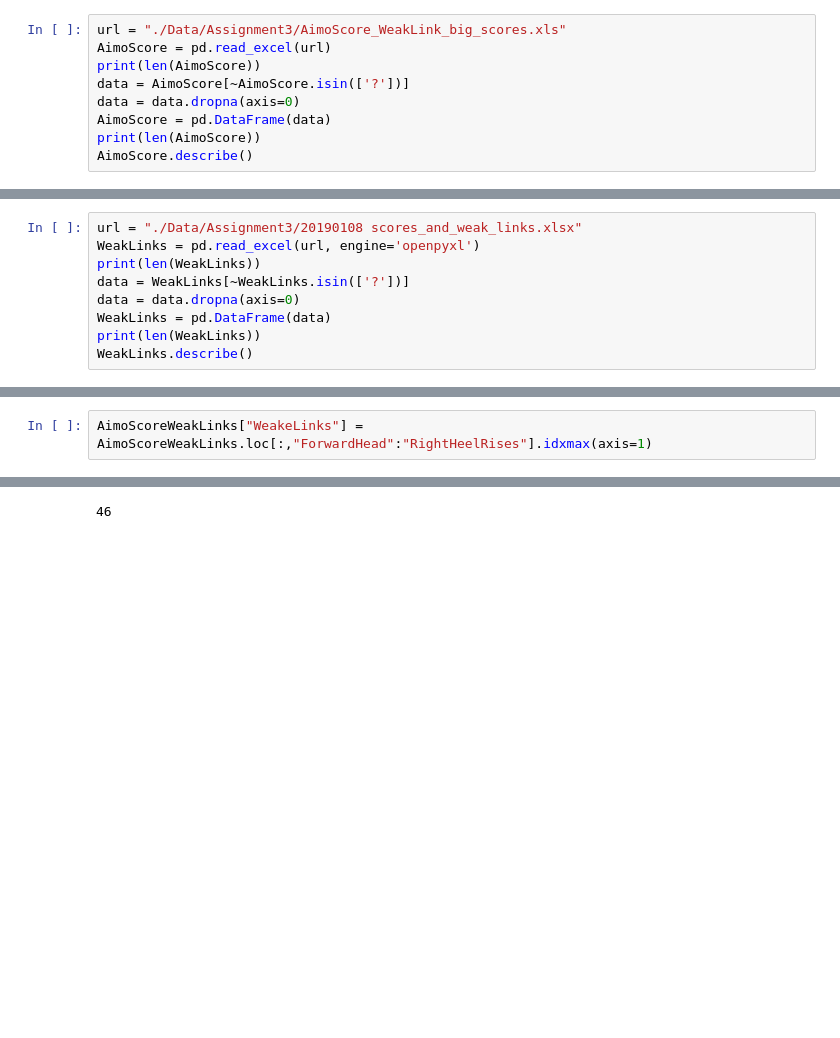
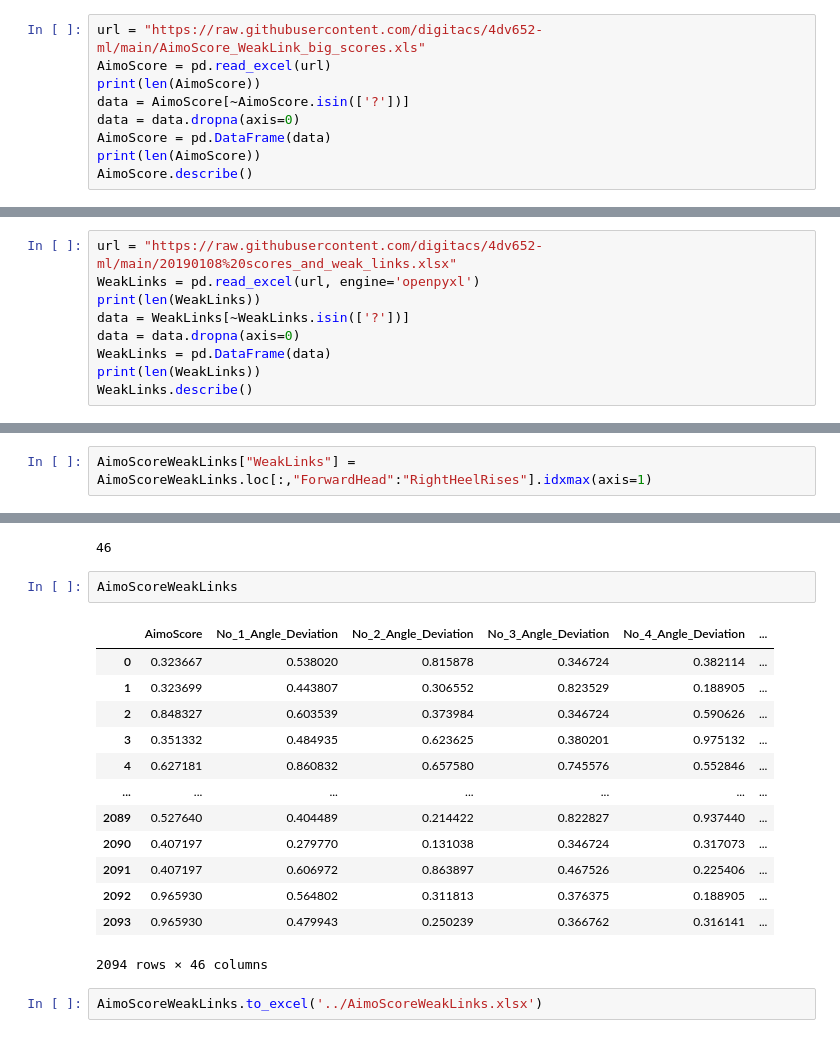
Before and after one commit to digitacs/4dv652-ml, a Jupyter notebook: assignment 3/a3_mf223mp_v1.ipynb, the cells around one changed output, grey strips where cells are left out. Cells and saved outputs as stored; diff of their text form; blank space fills up the shorter version.

```diff
--- a/assignment 3/a3_mf223mp_v1.ipynb
+++ b/assignment 3/a3_mf223mp_v1.ipynb
@@ -15,7 +15,7 @@ warnings.simplefilter("ignore")
     Print Lenght
     Print Summary
 # %%
-url = "./Data/Assignment3/AimoScore_WeakLink_big_scores.xls"
+url = "https://raw.githubusercontent.com/digitacs/4dv652-ml/main/AimoScore_WeakLink_big_scores.xls"
 AimoScore = pd.read_excel(url)
 print(len(AimoScore))
 data = AimoScore[~AimoScore.isin(['?'])]
@@ -37,7 +37,7 @@ AimoScore.describe()
 | max | 0.993987 | 1.000000 | 1.000000 | 1.000000 | 1.000000 | ... |
 8 rows × 42 columns
 # %%
-url = "./Data/Assignment3/20190108 scores_and_weak_links.xlsx"
+url = "https://raw.githubusercontent.com/digitacs/4dv652-ml/main/20190108%20scores_and_weak_links.xlsx"
 WeakLinks = pd.read_excel(url, engine='openpyxl')
 print(len(WeakLinks))
 data = WeakLinks[~WeakLinks.isin(['?'])]
@@ -228,7 +228,7 @@ AimoScoreWeakLinks[AimoScoreWeakLinks.isna().any(axis=1)]
 ## 3.2 Find Weakest link
     Finding the weak link using weak link columns(14) that has maximum score in each row and adding it as a new column 'WeakLinks'
 # %%
-AimoScoreWeakLinks["WeakeLinks"] = AimoScoreWeakLinks.loc[:,"ForwardHead":"RightHeelRises"].idxmax(axis=1)
+AimoScoreWeakLinks["WeakLinks"] = AimoScoreWeakLinks.loc[:,"ForwardHead":"RightHeelRises"].idxmax(axis=1)
 # %%
 cols = AimoScoreWeakLinks.columns
 quantative_cols = AimoScoreWeakLinks._get_numeric_data().columns
@@ -273,3 +273,21 @@ AimoScoreWeakLinks.drop(AimoScoreWeakLinks.columns.to_series()["ForwardHead":"Ri
 len(AimoScoreWeakLinks.columns)
 # %% [output]
 46
+# %%
+AimoScoreWeakLinks
+# %% [output]
+|  | AimoScore | No_1_Angle_Deviation | No_2_Angle_Deviation | No_3_Angle_Deviation | No_4_Angle_Deviation | ... |
+| 0 | 0.323667 | 0.538020 | 0.815878 | 0.346724 | 0.382114 | ... |
+| 1 | 0.323699 | 0.443807 | 0.306552 | 0.823529 | 0.188905 | ... |
+| 2 | 0.848327 | 0.603539 | 0.373984 | 0.346724 | 0.590626 | ... |
+| 3 | 0.351332 | 0.484935 | 0.623625 | 0.380201 | 0.975132 | ... |
+| 4 | 0.627181 | 0.860832 | 0.657580 | 0.745576 | 0.552846 | ... |
+| ... | ... | ... | ... | ... | ... | ... |
+| 2089 | 0.527640 | 0.404489 | 0.214422 | 0.822827 | 0.937440 | ... |
+| 2090 | 0.407197 | 0.279770 | 0.131038 | 0.346724 | 0.317073 | ... |
+| 2091 | 0.407197 | 0.606972 | 0.863897 | 0.467526 | 0.225406 | ... |
+| 2092 | 0.965930 | 0.564802 | 0.311813 | 0.376375 | 0.188905 | ... |
+| 2093 | 0.965930 | 0.479943 | 0.250239 | 0.366762 | 0.316141 | ... |
+2094 rows × 46 columns
+# %%
+AimoScoreWeakLinks.to_excel('../AimoScoreWeakLinks.xlsx')
```
Also changed, not shown: parts of 2 cells of this notebook, 5 other files.
